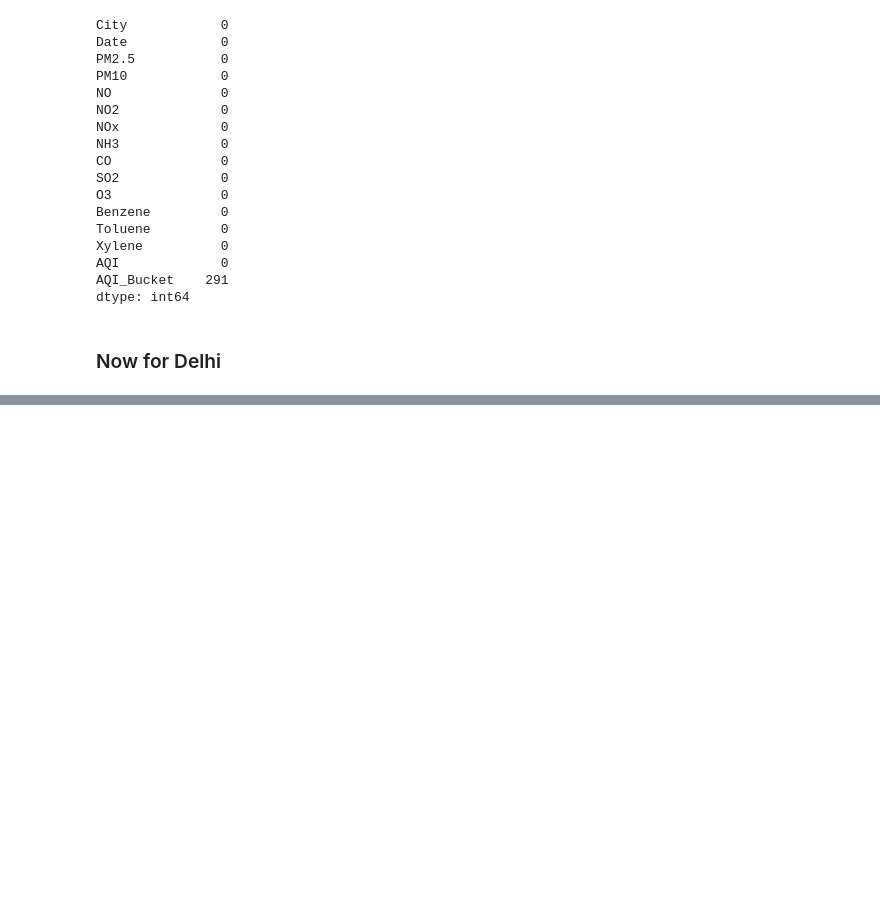
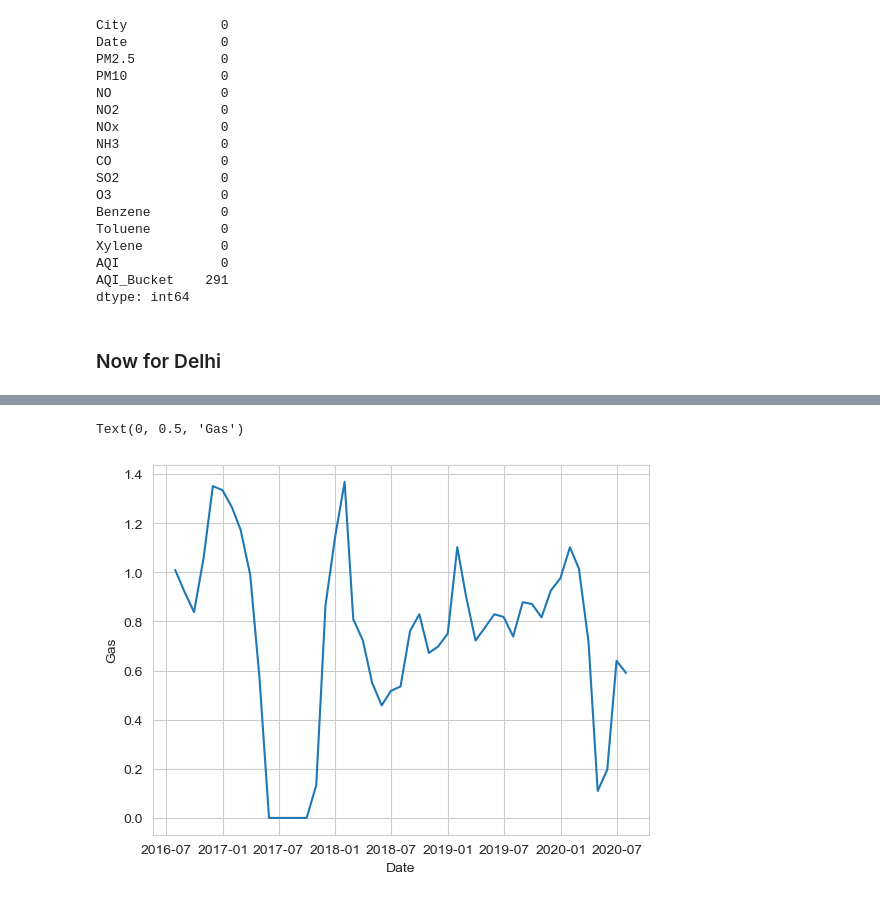
Before and after one commit to balakrishnasurya/Air-Quality-Analysis-of-DIfferent-Cities, a Jupyter notebook: Air Quality Analysis of DIfferent Cities.ipynb, the cells around one changed output, grey strips where cells are left out. Saved outputs shown, nothing was run; the diff lists cells and outputs as text; code cells hidden in the pictures; blank space fills up the shorter version.

```diff
--- a/Air Quality Analysis of DIfferent Cities.ipynb
+++ b/Air Quality Analysis of DIfferent Cities.ipynb
@@ -387,0 +428,2 @@ ban_df
+# %%
+vis_df['Date'] = pd.to_datetime(vis_df['Date'])
@@ -387,0 +444,2 @@ ban_df
+# %%
+vis_df.set_index('Date',inplace=True)
@@ -387,0 +496,10 @@ ban_df
+# %%
+#plt.plot(hyd_monthly_df.index,hyd_monthly_df.CO)
+#plt.plot(delhi_df.index,delhi_df.CO)
+plt.plot(vis_monthly_df.index,vis_monthly_df.CO)
+plt.xlabel("Date")
+plt.ylabel("Gas")
+#plt.legend(["hyd","delhi","Vishakapatanam"])
+# %% [output]
+Text(0, 0.5, 'Gas')
+[figure, added]
```
Also changed, not shown: parts of 44 cells of this notebook.
